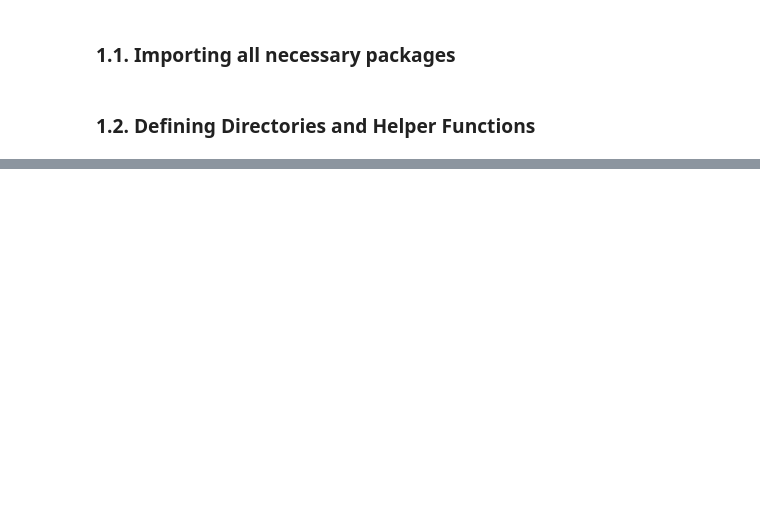
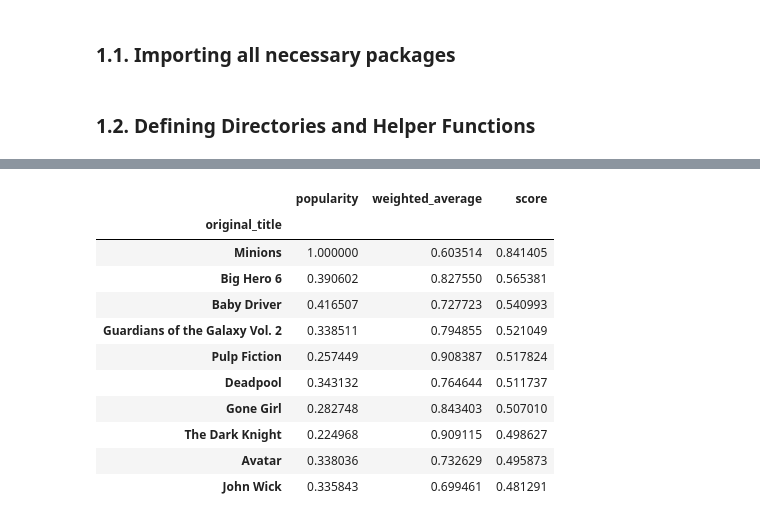
Before and after one commit to SudeshKumarSK/Cine-Match, a Jupyter notebook: Notebooks/Content_Based_Filtering.ipynb, the cells around one changed output, grey strips where cells are left out. Cells and saved outputs as stored; diff of their text form; code cells hidden in the pictures; blank space fills up the shorter version.

```diff
--- a/Notebooks/Content_Based_Filtering.ipynb
+++ b/Notebooks/Content_Based_Filtering.ipynb
@@ -66,0 +247,9 @@ def load_dataset(directory, filename):
+# %%
+R = df["vote_average"]
+v = df["vote_count"]
+
+# We will only consider movies that have more votes than at least 80% of the movies in our dataset
+m = df["vote_count"].quantile(0.8)
+C = df["vote_average"].mean()
+
+df["weighted_average"] = (R * v + C * m) / (v + m)
@@ -66,0 +277,14 @@ def load_dataset(directory, filename):
+# %%
+scaler = MinMaxScaler()
+
+# Scale the 'popularity' and 'weighted_average' columns
+scaled_columns = scaler.fit_transform(df[["popularity", "weighted_average"]])
+
+# Create new columns in df for the scaled values
+df["scaled_popularity"] = scaled_columns[:, 0]
+df["scaled_weighted_average"] = scaled_columns[:, 1]
+
+
+weighted_df = pd.DataFrame(scaled_columns, columns=["popularity", "weighted_average"])
+
+weighted_df.index = df["original_title"]
@@ -66,0 +319,25 @@ def load_dataset(directory, filename):
+# %%
+df["score"] = (
+    df["scaled_weighted_average"] * 0.4
+    + df["scaled_popularity"].astype("float64") * 0.6
+)
+weighted_df["score"] = (
+    weighted_df["weighted_average"] * 0.4
+    + weighted_df["popularity"].astype("float64") * 0.6
+)
+# %%
+weighted_df_sorted = weighted_df.sort_values(by="score", ascending=False)
+weighted_df_sorted.head(10)
+# %% [output]
+|  | popularity | weighted_average | score |
+| original_title |  |  |  |
+| Minions | 1.000000 | 0.603514 | 0.841405 |
+| Big Hero 6 | 0.390602 | 0.827550 | 0.565381 |
+| Baby Driver | 0.416507 | 0.727723 | 0.540993 |
+| Guardians of the Galaxy Vol. 2 | 0.338511 | 0.794855 | 0.521049 |
+| Pulp Fiction | 0.257449 | 0.908387 | 0.517824 |
+| Deadpool | 0.343132 | 0.764644 | 0.511737 |
+| Gone Girl | 0.282748 | 0.843403 | 0.507010 |
+| The Dark Knight | 0.224968 | 0.909115 | 0.498627 |
+| Avatar | 0.338036 | 0.732629 | 0.495873 |
+| John Wick | 0.335843 | 0.699461 | 0.481291 |
```
Also changed, not shown: parts of 64 cells of this notebook.
